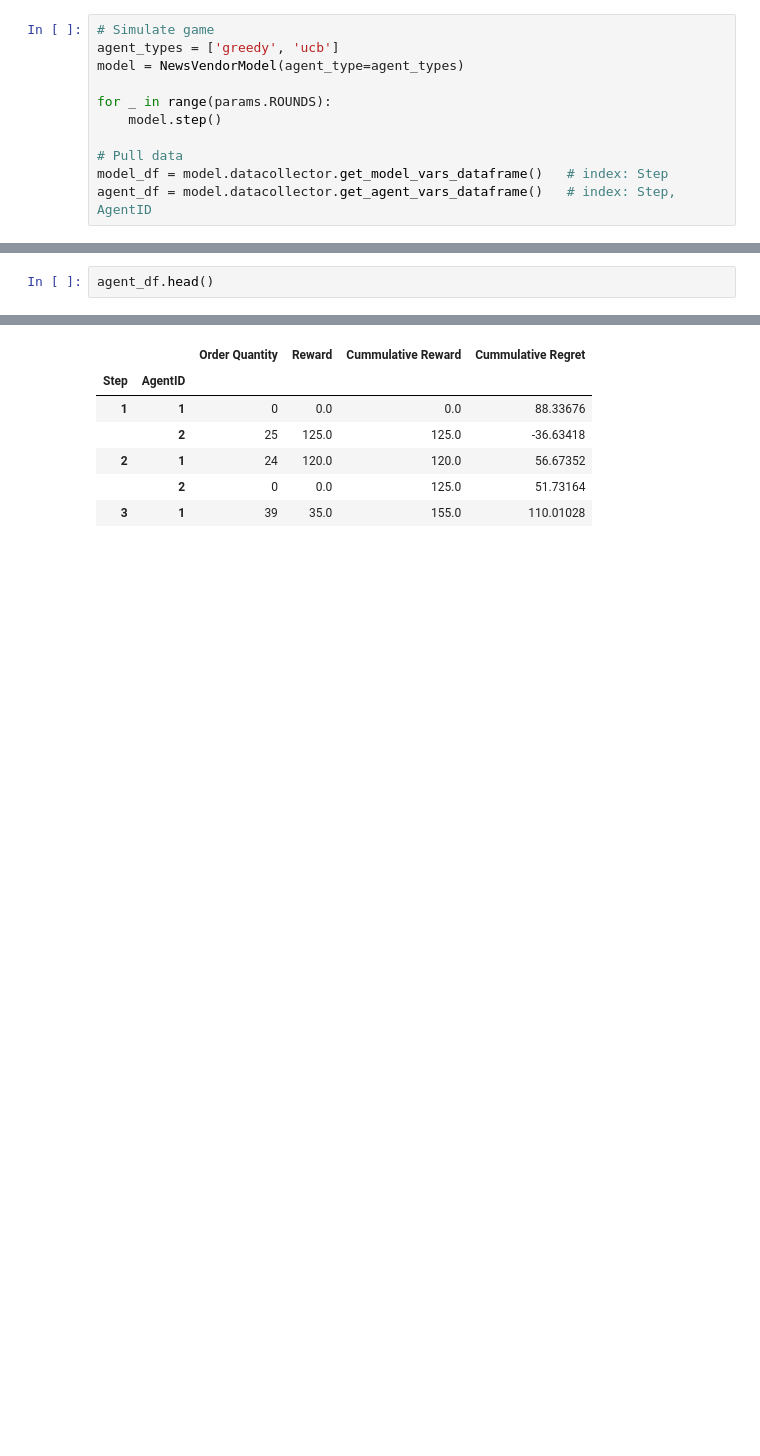
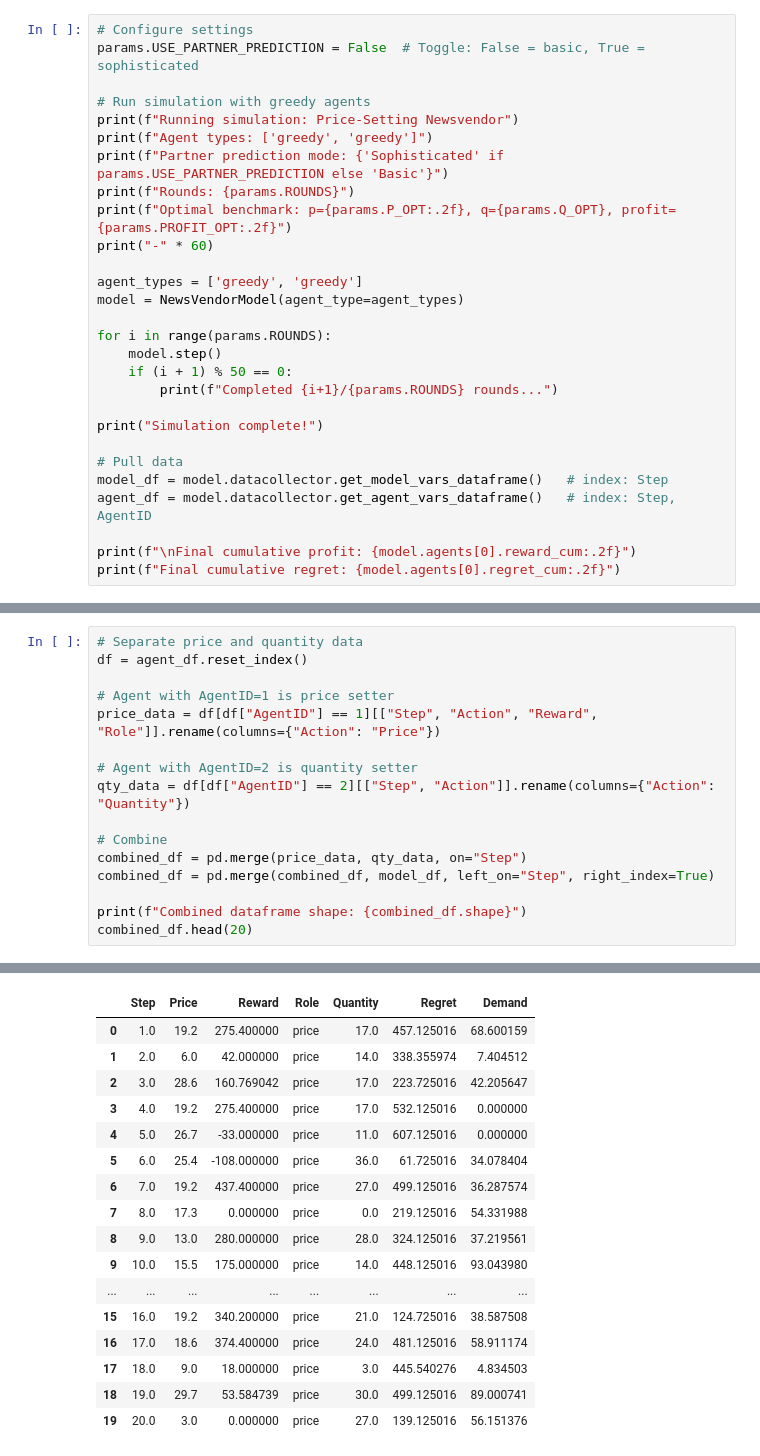
Before and after one commit to utkuyagci/AISCM-Final-Project, a Jupyter notebook: execute.ipynb, the cells around one changed output, grey strips where cells are left out. Saved outputs shown, nothing was run; the diff lists cells and outputs as text; blank space fills up the shorter version.

Commit message:
Implement multi-dimensional price-quantity newsvendor with coordinating agents

```diff
--- a/execute.ipynb
+++ b/execute.ipynb
@@ -8,11 +21,28 @@ import params
 # %%
-# Simulate game
-agent_types = ['greedy', 'ucb']
+# Configure settings
+params.USE_PARTNER_PREDICTION = False  # Toggle: False = basic, True = sophisticated
+
+# Run simulation with greedy agents
+print(f"Running simulation: Price-Setting Newsvendor")
+print(f"Agent types: ['greedy', 'greedy']")
+print(f"Partner prediction mode: {'Sophisticated' if params.USE_PARTNER_PREDICTION else 'Basic'}")
+print(f"Rounds: {params.ROUNDS}")
+print(f"Optimal benchmark: p={params.P_OPT:.2f}, q={params.Q_OPT}, profit={params.PROFIT_OPT:.2f}")
+print("-" * 60)
+
+agent_types = ['greedy', 'greedy']
 model = NewsVendorModel(agent_type=agent_types)
 
-for _ in range(params.ROUNDS):
+for i in range(params.ROUNDS):
     model.step()
+    if (i + 1) % 50 == 0:
+        print(f"Completed {i+1}/{params.ROUNDS} rounds...")
+
+print("Simulation complete!")
 
 # Pull data
 model_df = model.datacollector.get_model_vars_dataframe()   # index: Step
 agent_df = model.datacollector.get_agent_vars_dataframe()   # index: Step, AgentID
+
+print(f"\nFinal cumulative profit: {model.agents[0].reward_cum:.2f}")
+print(f"Final cumulative regret: {model.agents[0].regret_cum:.2f}")
@@ -19,3 +67,17 @@ agent_df = model.datacollector.get_agent_vars_dataframe()   # index: Step, Agent
 # %%
-agent_df.head()
+# Separate price and quantity data
+df = agent_df.reset_index()
+
+# Agent with AgentID=1 is price setter
+price_data = df[df["AgentID"] == 1][["Step", "Action", "Reward", "Role"]].rename(columns={"Action": "Price"})
+
+# Agent with AgentID=2 is quantity setter
+qty_data = df[df["AgentID"] == 2][["Step", "Action"]].rename(columns={"Action": "Quantity"})
+
+# Combine
+combined_df = pd.merge(price_data, qty_data, on="Step")
+combined_df = pd.merge(combined_df, model_df, left_on="Step", right_index=True)
+
+print(f"Combined dataframe shape: {combined_df.shape}")
+combined_df.head(20)
 # %% [output]
@@ -22,7 +85,17 @@ agent_df.head()
-|  |  | Order Quantity | Reward | Cummulative Reward | Cummulative Regret |
-| Step | AgentID |  |  |  |  |
-| 1 | 1 | 0 | 0.0 | 0.0 | 88.33676 |
-|  | 2 | 25 | 125.0 | 125.0 | -36.63418 |
-| 2 | 1 | 24 | 120.0 | 120.0 | 56.67352 |
-|  | 2 | 0 | 0.0 | 125.0 | 51.73164 |
-| 3 | 1 | 39 | 35.0 | 155.0 | 110.01028 |
+|  | Step | Price | Reward | Role | Quantity | Regret | Demand |
+| 0 | 1.0 | 19.2 | 275.400000 | price | 17.0 | 457.125016 | 68.600159 |
+| 1 | 2.0 | 6.0 | 42.000000 | price | 14.0 | 338.355974 | 7.404512 |
+| 2 | 3.0 | 28.6 | 160.769042 | price | 17.0 | 223.725016 | 42.205647 |
+| 3 | 4.0 | 19.2 | 275.400000 | price | 17.0 | 532.125016 | 0.000000 |
+| 4 | 5.0 | 26.7 | -33.000000 | price | 11.0 | 607.125016 | 0.000000 |
+| 5 | 6.0 | 25.4 | -108.000000 | price | 36.0 | 61.725016 | 34.078404 |
+| 6 | 7.0 | 19.2 | 437.400000 | price | 27.0 | 499.125016 | 36.287574 |
+| 7 | 8.0 | 17.3 | 0.000000 | price | 0.0 | 219.125016 | 54.331988 |
+| 8 | 9.0 | 13.0 | 280.000000 | price | 28.0 | 324.125016 | 37.219561 |
+| 9 | 10.0 | 15.5 | 175.000000 | price | 14.0 | 448.125016 | 93.043980 |
+| ... | ... | ... | ... | ... | ... | ... | ... |
+| 15 | 16.0 | 19.2 | 340.200000 | price | 21.0 | 124.725016 | 38.587508 |
+| 16 | 17.0 | 18.6 | 374.400000 | price | 24.0 | 481.125016 | 58.911174 |
+| 17 | 18.0 | 9.0 | 18.000000 | price | 3.0 | 445.540276 | 4.834503 |
+| 18 | 19.0 | 29.7 | 53.584739 | price | 30.0 | 499.125016 | 89.000741 |
+| 19 | 20.0 | 3.0 | 0.000000 | price | 27.0 | 139.125016 | 56.151376 |
```
Also changed, not shown: parts of 7 cells of this notebook, 3 other files.
